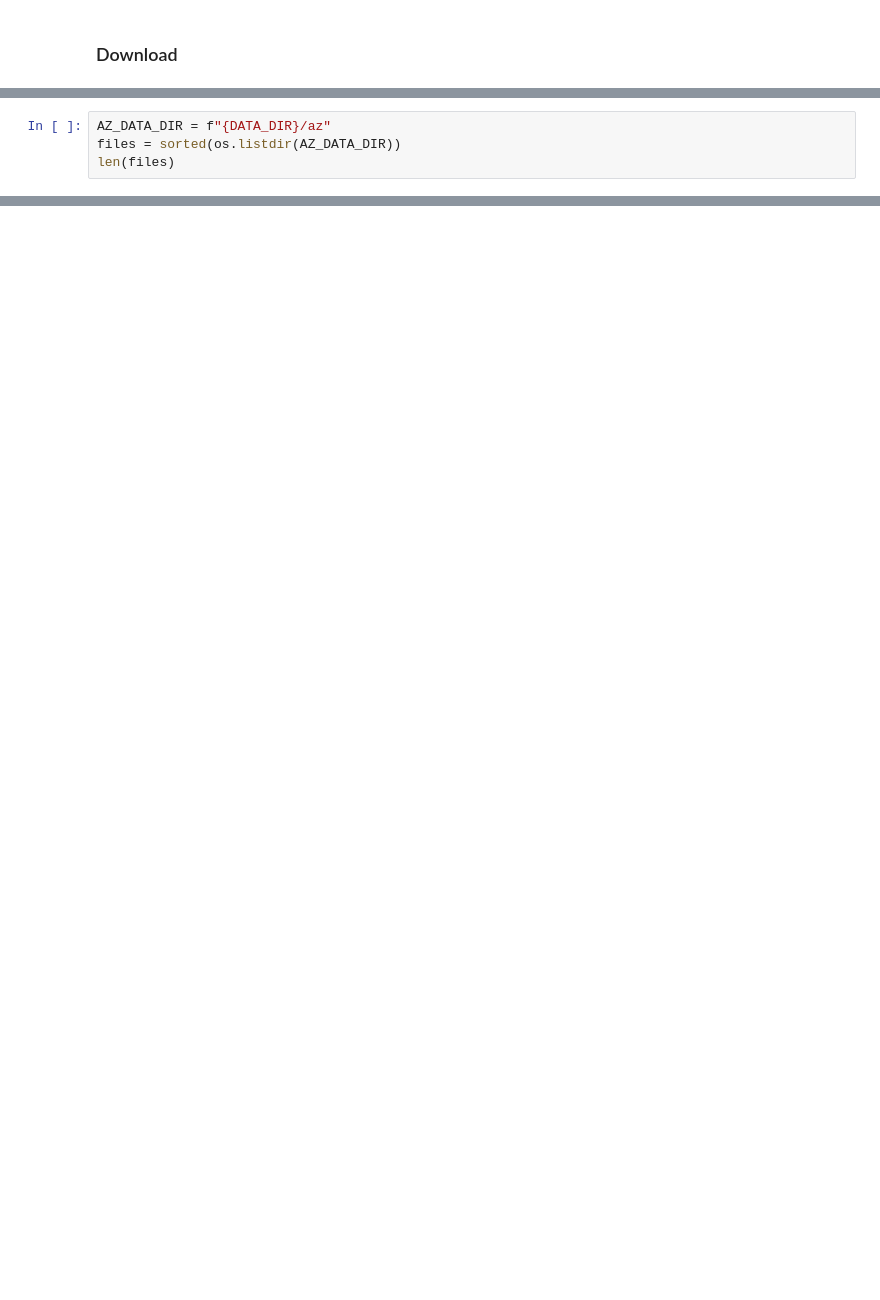
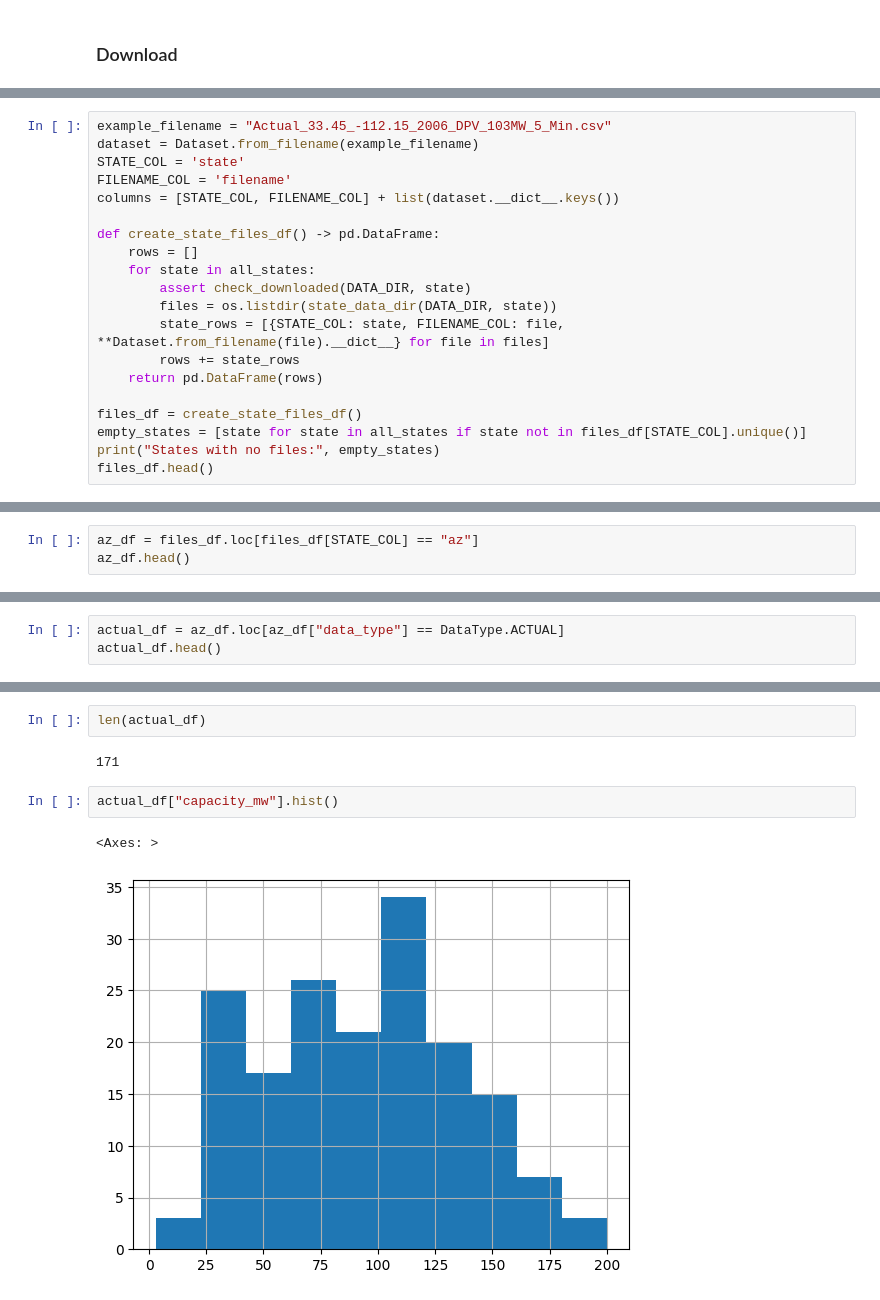
Before and after one commit to alecchendev/solar, a Jupyter notebook: solar_modeling.ipynb, the cells around one changed output, grey strips where cells are left out. Drawn from its saved outputs; the diff is of its cells as text; blank space fills up the shorter version.

```diff
--- a/solar_modeling.ipynb
+++ b/solar_modeling.ipynb
@@ -187,4 +176,0 @@ import pandas as pd
-# %%
-AZ_DATA_DIR = f"{DATA_DIR}/az"
-files = sorted(os.listdir(AZ_DATA_DIR))
-len(files)
@@ -274,0 +177,20 @@ Name: Power(MW), dtype: float64
+# %%
+example_filename = "Actual_33.45_-112.15_2006_DPV_103MW_5_Min.csv"
+dataset = Dataset.from_filename(example_filename)
+STATE_COL = 'state'
+FILENAME_COL = 'filename'
+columns = [STATE_COL, FILENAME_COL] + list(dataset.__dict__.keys())
+
+def create_state_files_df() -> pd.DataFrame:
+    rows = []
+    for state in all_states:
+        assert check_downloaded(DATA_DIR, state)
+        files = os.listdir(state_data_dir(DATA_DIR, state))
+        state_rows = [{STATE_COL: state, FILENAME_COL: file, **Dataset.from_filename(file).__dict__} for file in files]
+        rows += state_rows
+    return pd.DataFrame(rows)
+
+files_df = create_state_files_df()
+empty_states = [state for state in all_states if state not in files_df[STATE_COL].unique()]
+print("States with no files:", empty_states)
+files_df.head()
@@ -274,0 +231,3 @@ Name: Power(MW), dtype: float64
+# %%
+az_df = files_df.loc[files_df[STATE_COL] == "az"]
+az_df.head()
@@ -274,0 +245,3 @@ Name: Power(MW), dtype: float64
+# %%
+actual_df = az_df.loc[az_df["data_type"] == DataType.ACTUAL]
+actual_df.head()
@@ -274,0 +255,9 @@ Name: Power(MW), dtype: float64
+# %%
+len(actual_df)
+# %% [output]
+171
+# %%
+actual_df["capacity_mw"].hist()
+# %% [output]
+<Axes: >
+[figure, added]
```
Also changed, not shown: parts of 55 cells of this notebook.
